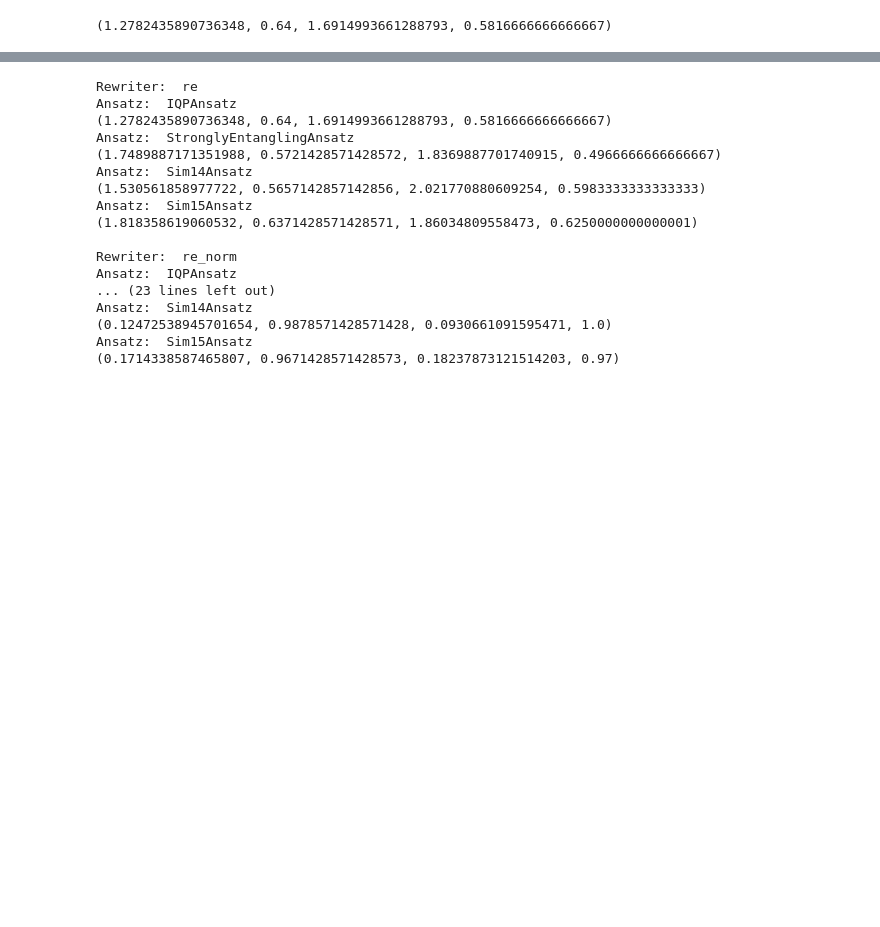
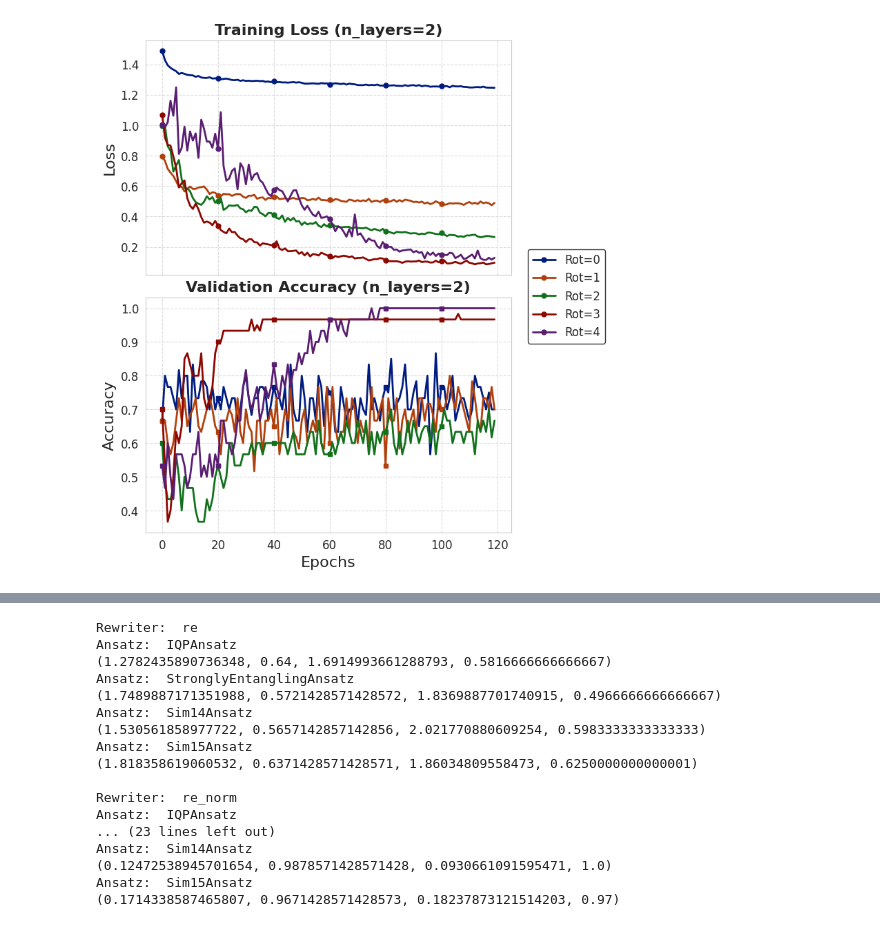
Before and after one commit to blue-research/qlang, a Jupyter notebook: parse_logs.ipynb, the cells around one changed output, grey strips where cells are left out. Drawn from its saved outputs; the diff is of its cells as text; code cells hidden in the pictures; blank space fills up the shorter version.

Commit message:
update plots for new design and add tensor experiments script

```diff
--- a/parse_logs.ipynb
+++ b/parse_logs.ipynb
@@ -20,10 +21,21 @@ def parse_logs(rewriter, ansatz):
         val_acc=f.readline().strip()
         val_acc = ast.literal_eval(val_acc)
     return train_losses,train_acc,val_losses,val_acc
+# %%
+def parse_hyper_logs(n_layers, n_single_qubit_params):
+    logfile=f"./logs/01_01_04:50/iqp/{n_layers}_{n_single_qubit_params}.log"
+    with open(logfile) as f:
+        f.readline()
+        f.readline()
+        train_loss=ast.literal_eval(f.readline().strip())
+        f.readline()
+        val_loss=ast.literal_eval(f.readline().strip())
+        f.readline()
+        train_acc=ast.literal_eval(f.readline().strip())
+        f.readline()
+        val_acc=ast.literal_eval(f.readline().strip())
+    return train_loss,val_loss,train_acc,val_acc
 # %%
 def calculate_mean_loss_acc(rewriter, ansatz):
-    train_losses,train_acc,val_losses,val_acc=parse_logs(rewriter,ansatz)
+    train_losses,train_acc,val_losses,val_acc=parse_logs(rewriter, ansatz)
     return np.mean(train_losses[-10:]),np.mean(train_acc[-10:]),np.mean(val_losses[-10:]),np.mean(val_acc[-10:])
-calculate_mean_loss_acc("re","IQPAnsatz")
-# %% [output]
-(1.2782435890736348, 0.64, 1.6914993661288793, 0.5816666666666667)
@@ -29,0 +46,59 @@ calculate_mean_loss_acc("re","IQPAnsatz")
+# %%
+# Set professional style
+sns.set_style("whitegrid")
+colors = sns.color_palette("dark", 5)  # Professional dark palette
+
+def plot_n_layers_2():
+    n_layers = 2
+    n_single_qubit_params_list = [0, 1, 2, 3, 4]
+
+    # Create figure with reduced width
+    fig, axs = plt.subplots(2, 1, figsize=(6, 8), sharex=True, constrained_layout=True)
+    font_size = 16
+
+    handles = []
+    labels = []
+
+    for i, n_single_qubit_params in enumerate(n_single_qubit_params_list):
+        # Get the data
+        train_loss, val_loss, train_acc, val_acc = parse_hyper_logs(n_layers, n_single_qubit_params)
+
+        # Plot train loss
+        loss_line, = axs[0].plot(range(len(train_loss)), train_loss,
+                                 label=f"Rot={n_single_qubit_params}",
+                                 color=colors[i], linewidth=2, linestyle="-", marker='o', markersize=5, markevery=20)
+
+        # Plot validation accuracy
+        acc_line, = axs[1].plot(range(len(val_acc)), val_acc,
+                                label=f"Rot={n_single_qubit_params}",
+                                color=colors[i], linewidth=2, linestyle='-', marker='s', markersize=5, markevery=20)
+
+        handles.append(loss_line)
+        labels.append(f"Rot={n_single_qubit_params}")
+
+    # Apply dashed grid lines
+    for ax in axs:
+        ax.grid(True, linestyle="--", alpha=0.7)
+
+    # Customize loss plot
+    axs[0].set_title(f"Training Loss (n_layers={n_layers})", fontsize=font_size, fontweight='bold')
+    axs[0].set_ylabel("Loss", fontsize=font_size)
+    axs[0].tick_params(axis='both', labelsize=12)
+
+    # Customize accuracy plot
+    axs[1].set_title(f"Validation Accuracy (n_layers={n_layers})", fontsize=font_size, fontweight='bold')
+    axs[1].set_xlabel("Epochs", fontsize=font_size)
+    axs[1].set_ylabel("Accuracy", fontsize=font_size)
+    axs[1].tick_params(axis='both', labelsize=12)
+
+    # Move legend **completely outside** the plots
+    fig.legend(handles, labels, loc="center left", bbox_to_anchor=(1.02, 0.5), fontsize=12, frameon=True, fancybox=True, edgecolor='black')
+
+    # Save figure with tight bounding box
+    plt.savefig(f"plots/loss_accuracy_n_layers_{n_layers}.png", bbox_inches="tight", dpi=300)
+    plt.show()
+
+# Example usage
+plot_n_layers_2()
+# %% [output]
+[figure, added]
```
Also changed, not shown: parts of 8 cells of this notebook, 5 other files.
